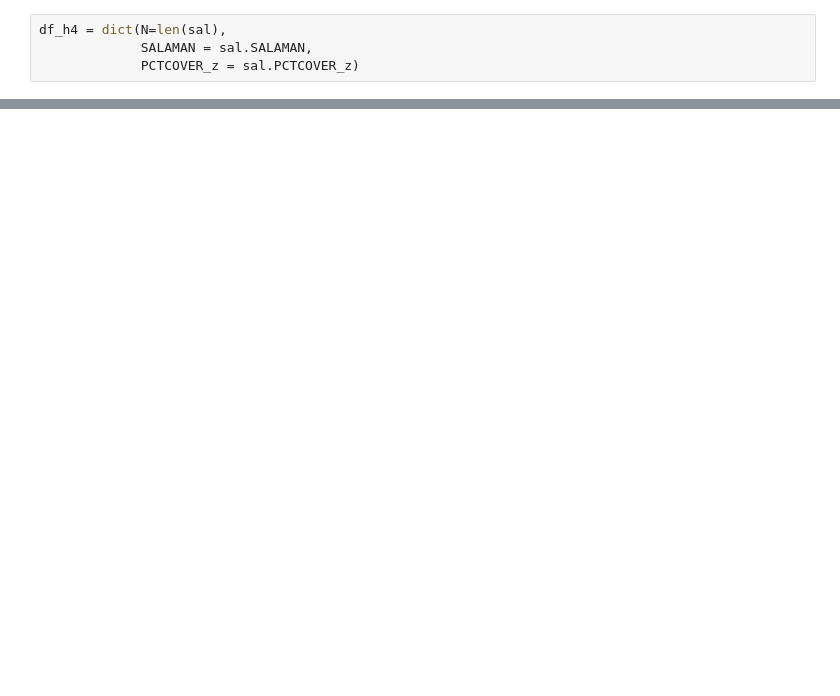
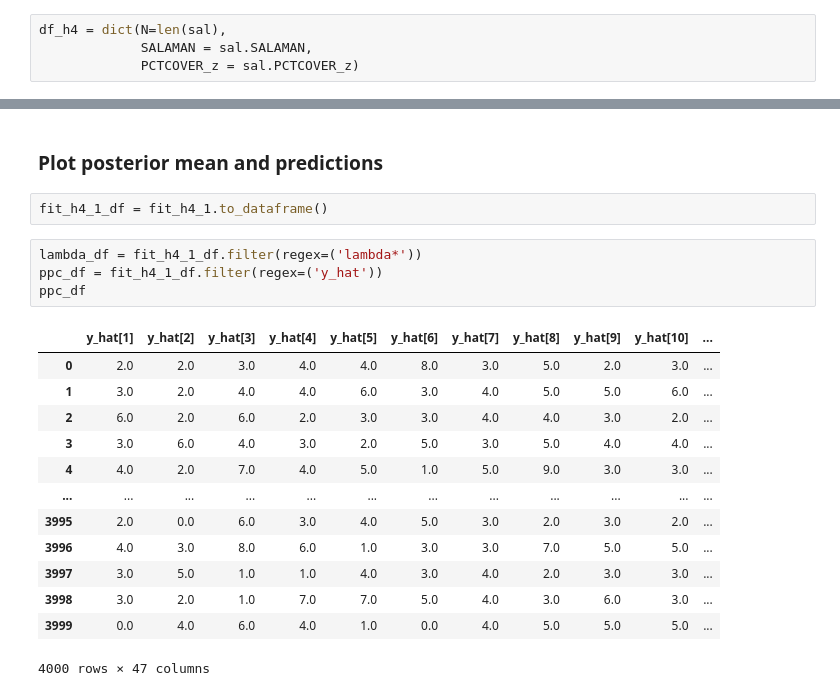
Before and after one commit to bennywee/rethinking_notes, a Jupyter notebook: chapter_10/ch_10_stan.ipynb, the cells around one changed output, grey strips where cells are left out. Cells and saved outputs as stored; diff of their text form; blank space fills up the shorter version.

```diff
--- a/chapter_10/ch_10_stan.ipynb
+++ b/chapter_10/ch_10_stan.ipynb
@@ -554,0 +558,22 @@ convergence, Rhat=1).
+# %% [markdown]
+### Plot posterior mean and predictions
+# %%
+fit_h4_1_df = fit_h4_1.to_dataframe()
+# %%
+lambda_df = fit_h4_1_df.filter(regex=('lambda*'))
+ppc_df = fit_h4_1_df.filter(regex=('y_hat'))
+ppc_df
+# %% [output]
+|  | y_hat[1] | y_hat[2] | y_hat[3] | y_hat[4] | y_hat[5] | y_hat[6] | y_hat[7] | y_hat[8] | y_hat[9] | y_hat[10] | ... |
+| 0 | 2.0 | 2.0 | 3.0 | 4.0 | 4.0 | 8.0 | 3.0 | 5.0 | 2.0 | 3.0 | ... |
+| 1 | 3.0 | 2.0 | 4.0 | 4.0 | 6.0 | 3.0 | 4.0 | 5.0 | 5.0 | 6.0 | ... |
+| 2 | 6.0 | 2.0 | 6.0 | 2.0 | 3.0 | 3.0 | 4.0 | 4.0 | 3.0 | 2.0 | ... |
+| 3 | 3.0 | 6.0 | 4.0 | 3.0 | 2.0 | 5.0 | 3.0 | 5.0 | 4.0 | 4.0 | ... |
+| 4 | 4.0 | 2.0 | 7.0 | 4.0 | 5.0 | 1.0 | 5.0 | 9.0 | 3.0 | 3.0 | ... |
+| ... | ... | ... | ... | ... | ... | ... | ... | ... | ... | ... | ... |
+| 3995 | 2.0 | 0.0 | 6.0 | 3.0 | 4.0 | 5.0 | 3.0 | 2.0 | 3.0 | 2.0 | ... |
+| 3996 | 4.0 | 3.0 | 8.0 | 6.0 | 1.0 | 3.0 | 3.0 | 7.0 | 5.0 | 5.0 | ... |
+| 3997 | 3.0 | 5.0 | 1.0 | 1.0 | 4.0 | 3.0 | 4.0 | 2.0 | 3.0 | 3.0 | ... |
+| 3998 | 3.0 | 2.0 | 1.0 | 7.0 | 7.0 | 5.0 | 4.0 | 3.0 | 6.0 | 3.0 | ... |
+| 3999 | 0.0 | 4.0 | 6.0 | 4.0 | 1.0 | 0.0 | 4.0 | 5.0 | 5.0 | 5.0 | ... |
+4000 rows × 47 columns
```
Also changed, not shown: parts of 13 cells of this notebook, 1 other file.
